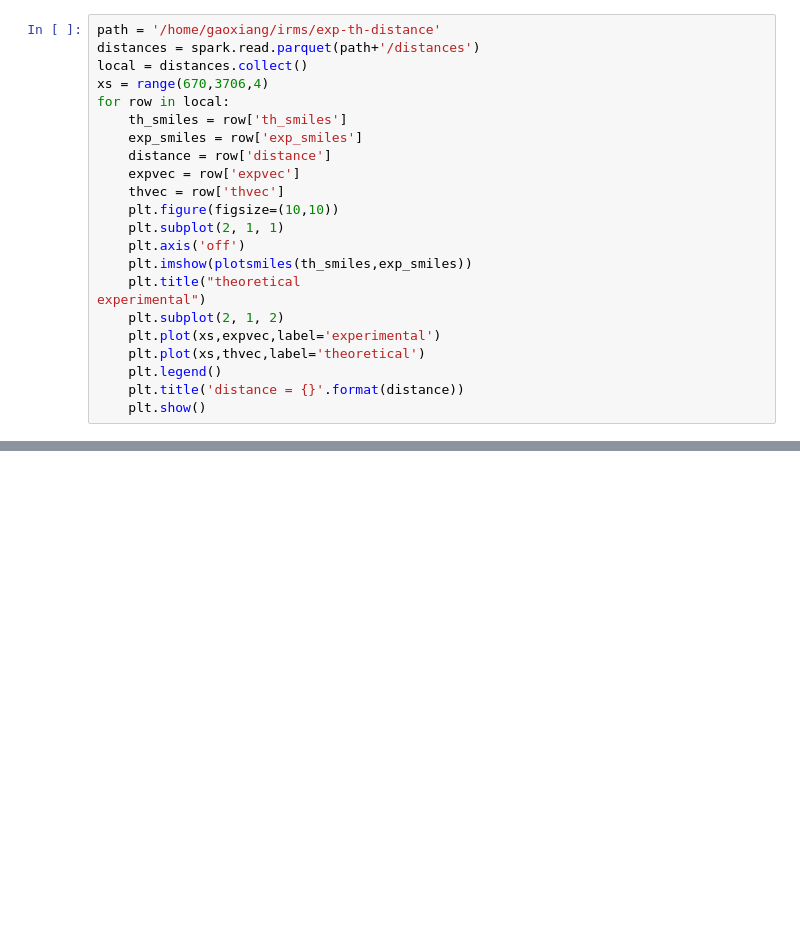
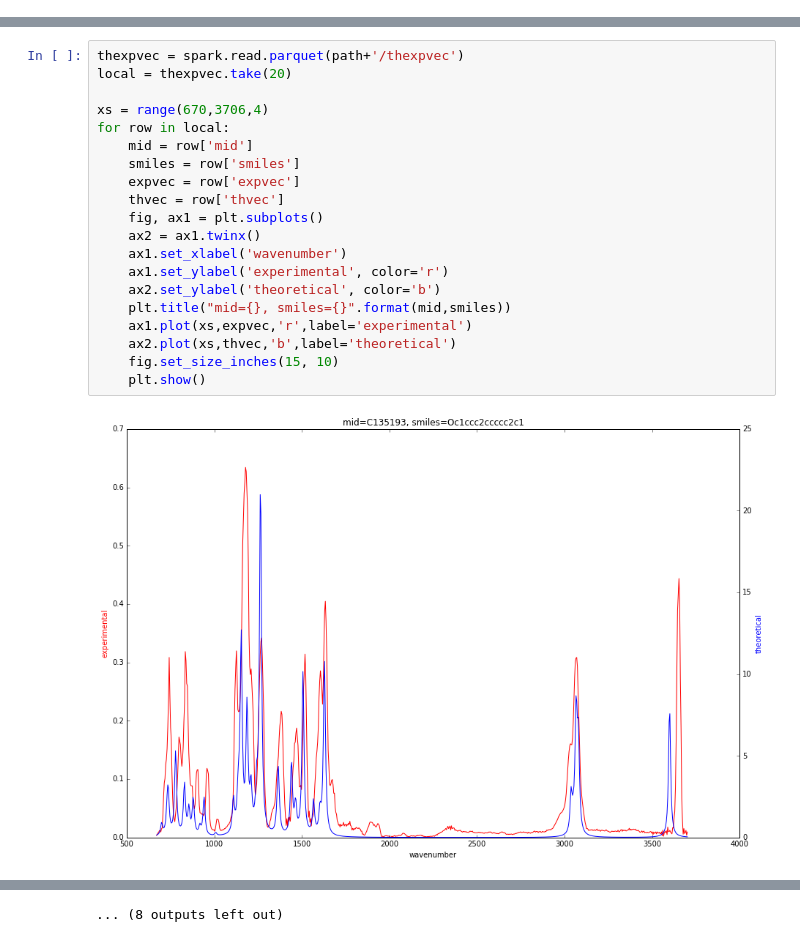
Before and after one commit to zasdfgbnm-dumpster/exp-th-distance, a Jupyter notebook: src/main/python/plot-thir.ipynb, the cells around one changed output, grey strips where cells are left out. Cells and saved outputs as stored; diff of their text form; blank space fills up the shorter version.

```diff
--- a/src/main/python/plot-thir.ipynb
+++ b/src/main/python/plot-thir.ipynb
@@ -22,24 +18,2 @@ def plotsmiles(smiles1,smiles2):
 # %% [output]
 Populating the interactive namespace from numpy and matplotlib
-# %%
-path = '/home/gaoxiang/irms/exp-th-distance'
-distances = spark.read.parquet(path+'/distances')
-local = distances.collect()
-xs = range(670,3706,4)
-for row in local:
-    th_smiles = row['th_smiles']
-    exp_smiles = row['exp_smiles']
-    distance = row['distance']
-    expvec = row['expvec']
-    thvec = row['thvec']
-    plt.figure(figsize=(10,10))
-    plt.subplot(2, 1, 1)
-    plt.axis('off')
-    plt.imshow(plotsmiles(th_smiles,exp_smiles))
-    plt.title("theoretical                                                            experimental")
-    plt.subplot(2, 1, 2)
-    plt.plot(xs,expvec,label='experimental')
-    plt.plot(xs,thvec,label='theoretical')
-    plt.legend()
-    plt.title('distance = {}'.format(distance))
-    plt.show()
@@ -58,0 +20,22 @@ for row in local:
+# %%
+thexpvec = spark.read.parquet(path+'/thexpvec')
+local = thexpvec.take(20)
+
+xs = range(670,3706,4)
+for row in local:
+    mid = row['mid']
+    smiles = row['smiles']
+    expvec = row['expvec']
+    thvec = row['thvec']
+    fig, ax1 = plt.subplots()
+    ax2 = ax1.twinx()
+    ax1.set_xlabel('wavenumber')
+    ax1.set_ylabel('experimental', color='r')
+    ax2.set_ylabel('theoretical', color='b')
+    plt.title("mid={}, smiles={}".format(mid,smiles))
+    ax1.plot(xs,expvec,'r',label='experimental')
+    ax2.plot(xs,thvec,'b',label='theoretical')
+    fig.set_size_inches(15, 10)
+    plt.show()
+# %% [output]
+[figure, added]
@@ -58,0 +53 @@ for row in local:
+... (8 outputs left out)
```
Also changed, not shown: parts of 4 cells of this notebook, 2 other files.
